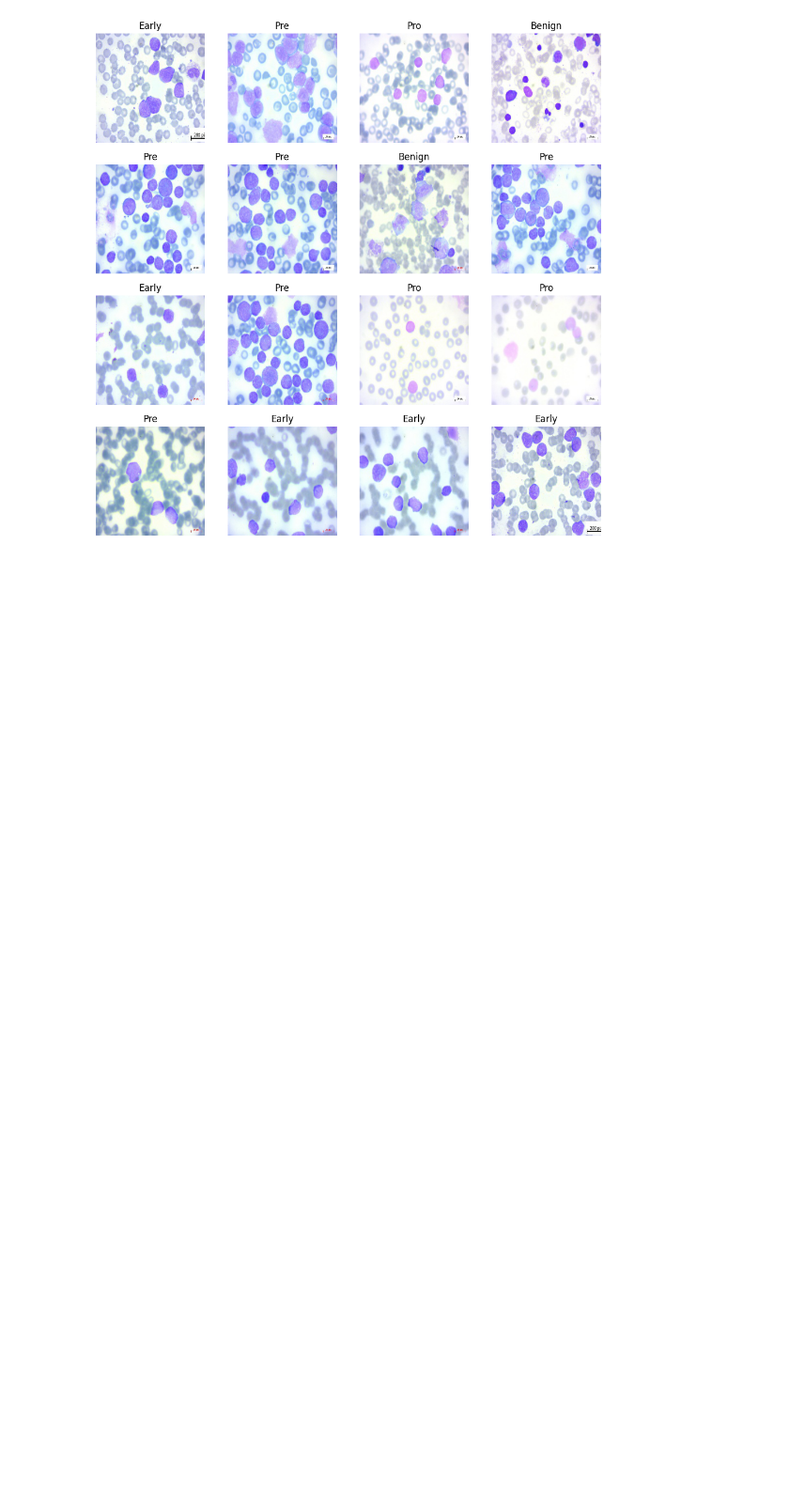
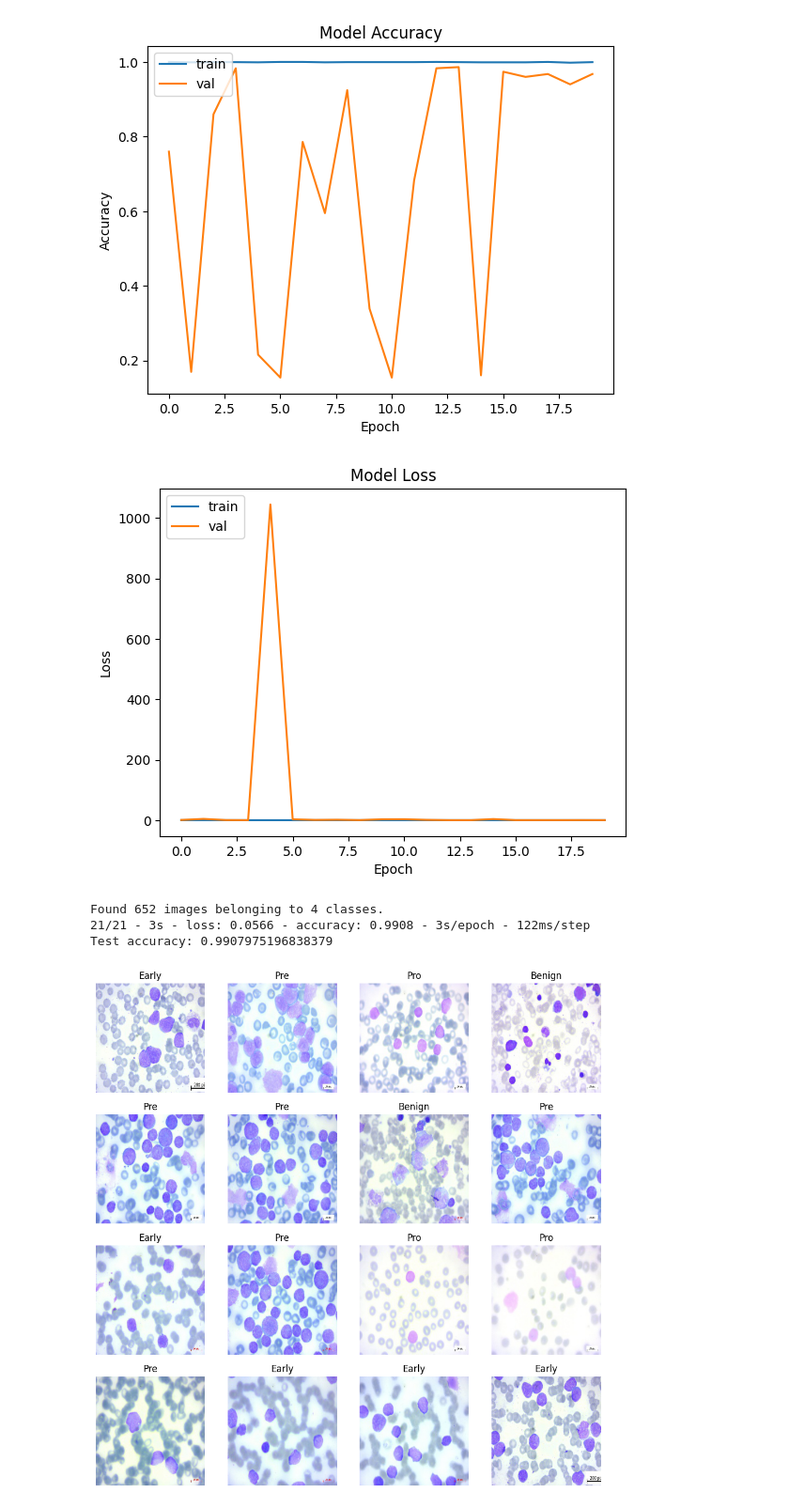
Before and after one commit to Fnriquel/281-Project, a Jupyter notebook: Efficiennet_Colabversion.ipynb, the cells around one changed output. Shown at 94% size. Saved outputs shown, nothing was run; the diff lists cells and outputs as text; code cells hidden in the pictures; blank space fills up the shorter version.

```diff
--- a/Efficiennet_Colabversion.ipynb
+++ b/Efficiennet_Colabversion.ipynb
@@ -67,3 +128,20 @@ Found 603 images belonging to 4 classes.
+# %%
+loss = 'categorical_crossentropy' # Better performance than categorical_crossentropy
+# optimizer = keras.optimizers.Adam
+optimizer = SGD
+
+# Create learning rates for two phases of training
+learning_rates = 0.001
+
+# Setting the number of training epochs
+training_epochs = 20
+
+model.compile(loss=loss, optimizer=optimizer(learning_rates), metrics=['accuracy'])
 # %%
-model.fit(train_generator, epochs=10, validation_data=val_generator)
+history = model.fit(
+    train_generator,
+    epochs=training_epochs,
+    validation_data=val_generator,
+    class_weight=class_weights_dict
+)
 # %% [output]
@@ -91,3 +165,42 @@ Epoch 10/10
+# %%
+
+# Plot accuracy
+plt.plot(history.history['accuracy'])
+plt.plot(history.history['val_accuracy'])
+plt.title('Model Accuracy')
+plt.ylabel('Accuracy')
+plt.xlabel('Epoch')
+plt.legend(['train', 'val'], loc='upper left')
+plt.show()
+
+# Plot loss
+plt.plot(history.history['loss'])
+plt.plot(history.history['val_loss'])
+plt.title('Model Loss')
+plt.ylabel('Loss')
+plt.xlabel('Epoch')
+plt.legend(['train', 'val'], loc='upper left')
+plt.show()
+# %% [output]
+[figure, added]
+[figure, added]
+# %%
+# Evaluate on test set
+
+datagen = ImageDataGenerator(rescale=1./255)
+
+test_data = datagen.flow_from_directory(
+    "/content/drive/MyDrive/W281/Test_image",
+    target_size=img_size,
+    batch_size=32,
+    class_mode='categorical',
+    )
+test_loss, test_acc = model.evaluate(test_data, verbose=2)
+print('Test accuracy:', test_acc)
+# %% [output]
+Found 652 images belonging to 4 classes.
+21/21 - 3s - loss: 0.0566 - accuracy: 0.9908 - 3s/epoch - 122ms/step
+Test accuracy: 0.9907975196838379
 # %%
 dls.show_batch(max_n=16)
 # %% [output]
```
Also changed, not shown: parts of 8 cells of this notebook.
